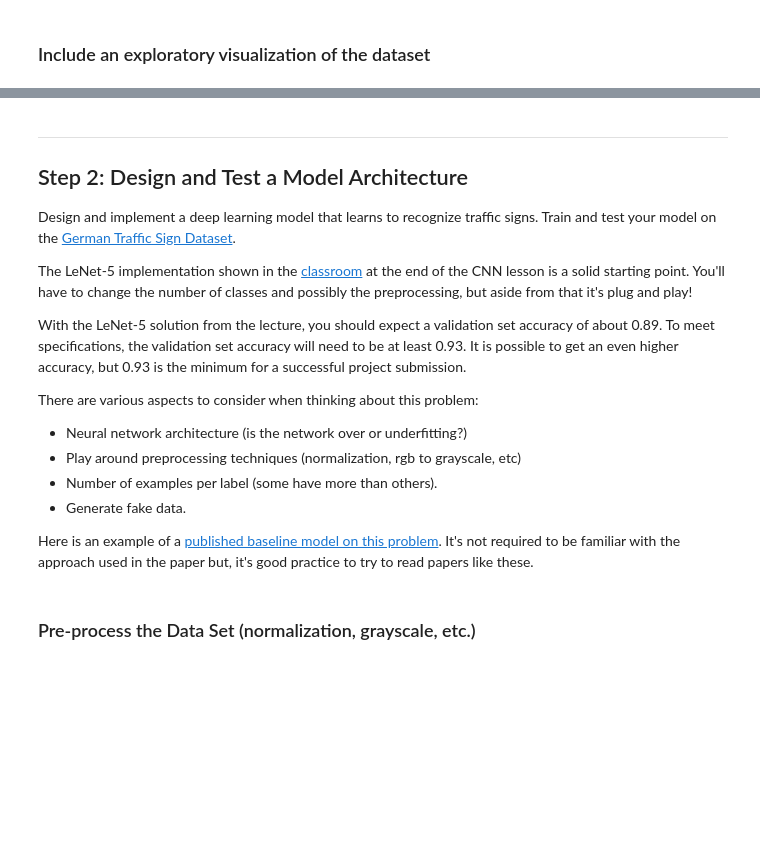
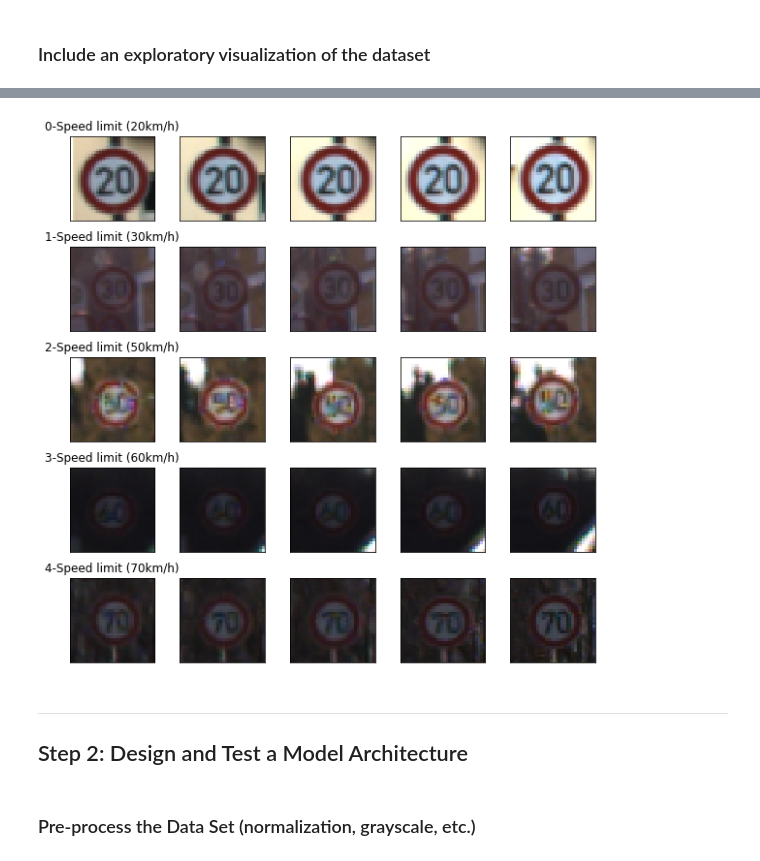
Before and after one commit to arrawatia/CarND-Traffic-Sign-Classifier-Project, a Jupyter notebook: Traffic_Sign_Classifier.ipynb, the cells around one changed output, grey strips where cells are left out. Saved outputs shown, nothing was run; the diff lists cells and outputs as text; code cells hidden in the pictures; blank space fills up the shorter version.

```diff
--- a/Traffic_Sign_Classifier.ipynb
+++ b/Traffic_Sign_Classifier.ipynb
@@ -133,22 +89,20 @@ import matplotlib.pyplot as plt
-# %% [markdown]
-----
-
-## Step 2: Design and Test a Model Architecture
-
-Design and implement a deep learning model that learns to recognize traffic signs. Train and test your model on the [German Traffic Sign Dataset](http://benchmark.ini.rub.de/?section=gtsrb&subsection=dataset).
-
-The LeNet-5 implementation shown in the [classroom](https://classroom.udacity.com/nanodegrees/nd013/parts/fbf77062-5703-404e-b60c-95b78b2f3f9e/modules/6df7ae49-c61c-4bb2-a23e-6527e69209ec/lessons/601ae704-1035-4287-8b11-e2c2716217ad/concepts/d4aca031-508f-4e0b-b493-e7b706120f81) at the end of the CNN lesson is a solid starting point. You'll have to change the number of classes and possibly the preprocessing, but aside from that it's plug and play!
-
-With the LeNet-5 solution from the lecture, you should expect a validation set accuracy of about 0.89. To meet specifications, the validation set accuracy will need to be at least 0.93. It is possible to get an even higher accuracy, but 0.93 is the minimum for a successful project submission.
-
-There are various aspects to consider when thinking about this problem:
-
-- Neural network architecture (is the network over or underfitting?)
-- Play around preprocessing techniques (normalization, rgb to grayscale, etc)
-- Number of examples per label (some have more than others).
-- Generate fake data.
-
-Here is an example of a [published baseline model on this problem](http://yann.lecun.com/exdb/publis/pdf/sermanet-ijcnn-11.pdf). It's not required to be familiar with the approach used in the paper but, it's good practice to try to read papers like these.
+# %%
+fig, axes = plt.subplots(5, 5, figsize=(10, 10), subplot_kw={'xticks': [], 'yticks': []})
+fig.subplots_adjust(hspace=0.3, wspace=0.1)
+
+for i in class_ids[:5]:
+    image_idx = np.where(y_train == i)[0]
+    for j in range(5):
+        axes[i, j].imshow(X_train[image_idx][j])
+    axes[i, 0].set_title(str(i) + "-" + sign_names[i])
+
+fig.savefig("visualize.jpeg")
+# %% [output]
+[figure, added]
+# %% [markdown]
+----
+
+## Step 2: Design and Test a Model Architecture
 # %% [markdown]
 ### Pre-process the Data Set (normalization, grayscale, etc.)
 # %% [markdown]
```
Also changed, not shown: parts of 24 cells of this notebook, 4 other files.
